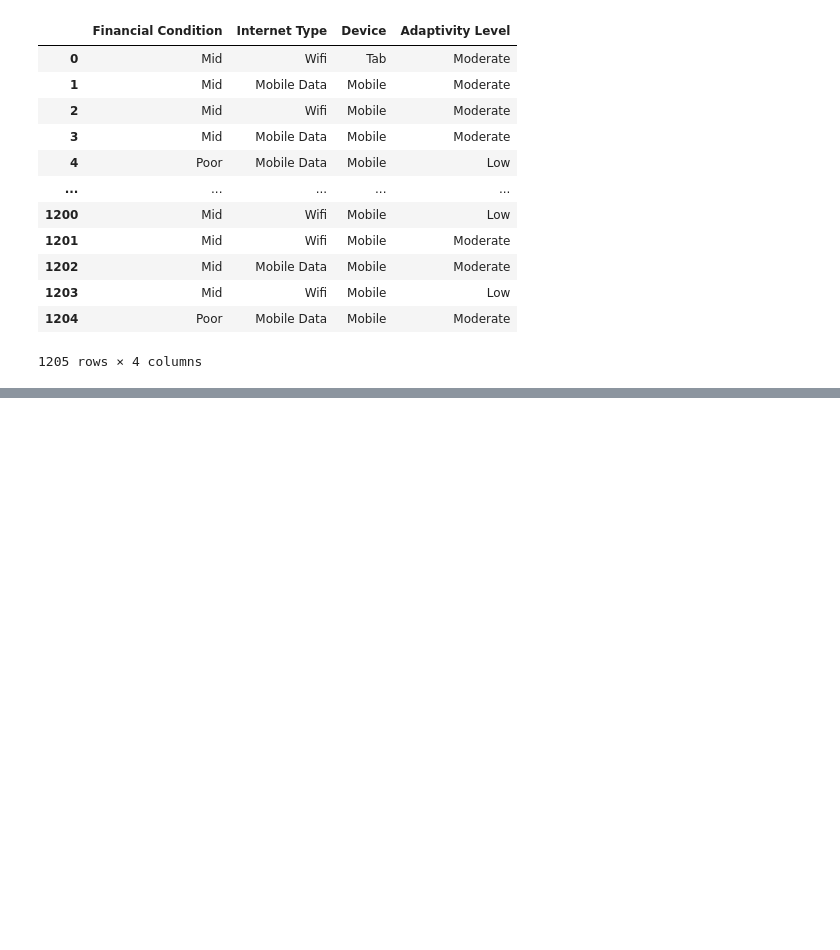
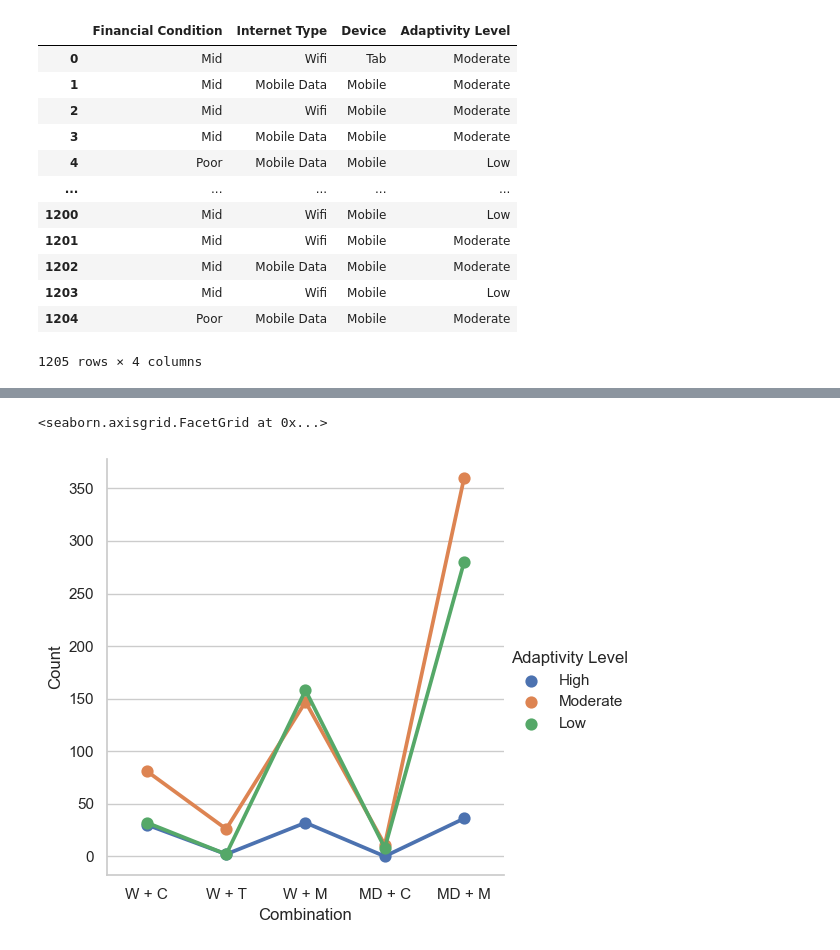
Before and after one commit to ubco-W2022T2-data301/project-group-group37, a Jupyter notebook: analysis/analysis3.ipynb, the cells around one changed output, grey strips where cells are left out. Cells and saved outputs as stored; diff of their text form; code cells hidden in the pictures; blank space fills up the shorter version.

```diff
--- a/analysis/analysis3.ipynb
+++ b/analysis/analysis3.ipynb
@@ -59,0 +122,26 @@ df
+# %%
+# Despite having 6 possible combinations, we only create 5 subsets only because the count of combination of Mobile Data and Tab is 0 as shown in scatter plot above.
+df1 = df[df["Combination"] == "W + C"]
+df2 = df[df["Combination"] == "W + T"]
+df3 = df[df["Combination"] == "W + M"]
+df4 = df[df["Combination"] == "MD + C"]
+df5 = df[df["Combination"] == "MD + M"]
+# %%
+def countLevel(df):
+    high = (df["Adaptivity Level"].values == "High").sum()
+    mod = (df["Adaptivity Level"].values == "Moderate").sum()
+    low = (df["Adaptivity Level"].values == "Low").sum()
+    return [high, mod, low]
+# %%
+count1 = countLevel(df1)
+count2 = countLevel(df2)
+count3 = countLevel(df3)
+count4 = countLevel(df4)
+count5 = countLevel(df5)
+# %%
+countDict = {"Combination" : ["W + C", "W + C", "W + C", "W + T", "W + T", "W + T", "W + M", "W + M", "W + M", "MD + C", "MD + C", "MD + C", "MD + M", "MD + M", "MD + M"],
+             "Adaptivity Level" : ["High", "Moderate", "Low", "High", "Moderate", "Low", "High", "Moderate", "Low", "High", "Moderate", "Low", "High", "Moderate", "Low",],
+             "Count" : [count1[0], count1[1], count1[2], count2[0], count2[1], count2[2], count3[0], count3[1], count3[2], count4[0], count4[1], count4[2], count5[0], count5[1], count5[2],]}
+
+countDF = pd.DataFrame(countDict)
+countDF
@@ -59,0 +165,7 @@ df
+# %%
+# Construct a point plot
+sns.set_theme(style = "whitegrid")
+sns.catplot(data = countDF, x = "Combination", y = "Count", hue = "Adaptivity Level", kind = "point")
+# %% [output]
+<seaborn.axisgrid.FacetGrid at 0x...>
+[figure, added]
```
Also changed, not shown: parts of 15 cells of this notebook.
